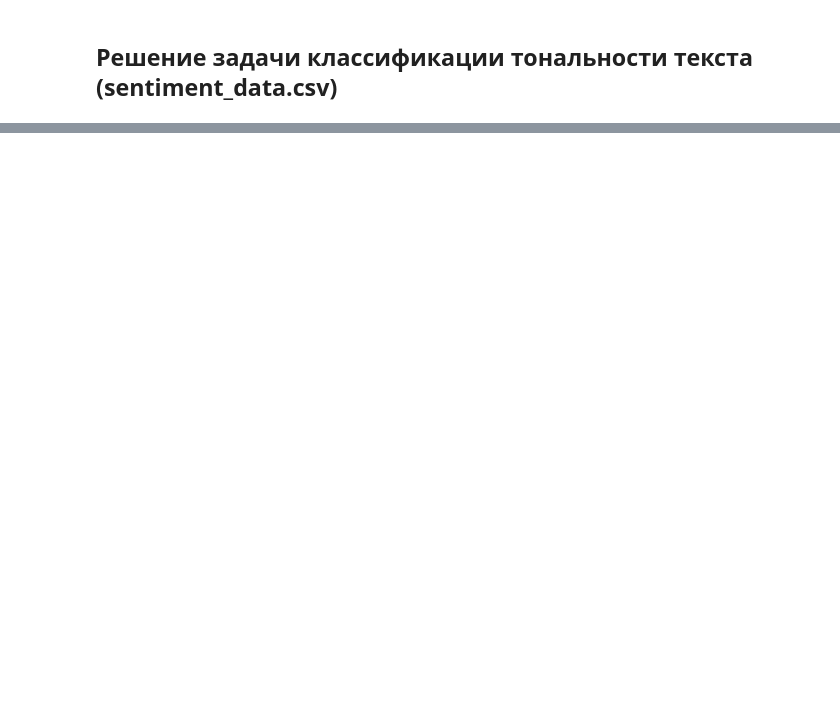
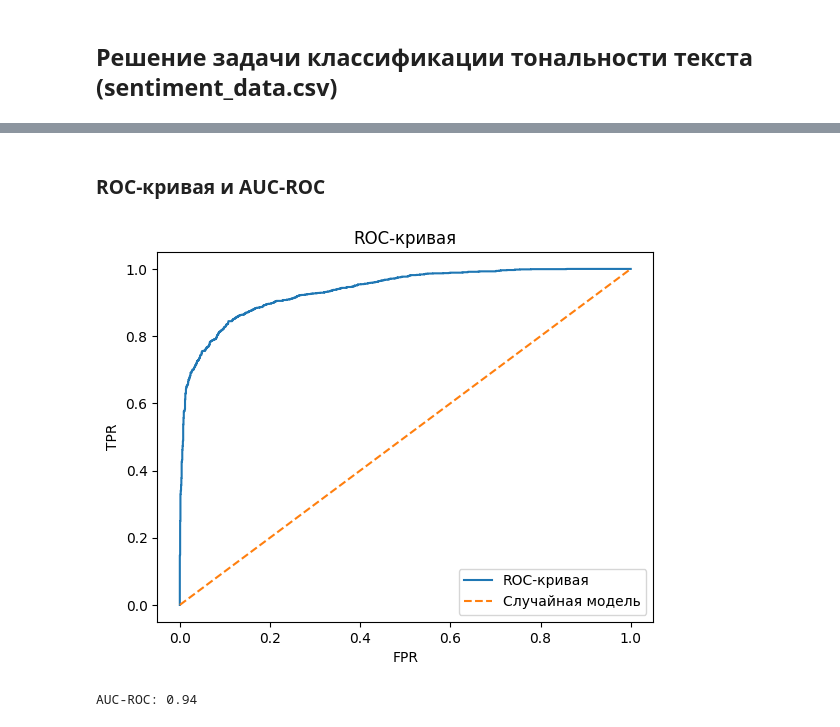
Before and after one commit to ALTaww/Machine_Learning, a Jupyter notebook: classification(2)/index2.ipynb, the cells around one changed output, grey strips where cells are left out. Cells and saved outputs as stored; diff of their text form; code cells hidden in the pictures; blank space fills up the shorter version.

```diff
--- a/classification(2)/index2.ipynb
+++ b/classification(2)/index2.ipynb
@@ -119,0 +111,2 @@ print("Топ отрицательных слов:", top_features.tail(10)['word
+# %%
+X_test_clean = Parallel(n_jobs=-1, backend="loky")(delayed(preprocess)(text) for text in X_test)
@@ -119,0 +117,9 @@ print("Топ отрицательных слов:", top_features.tail(10)['word
+# %%
+X_train_tfidf_clean = tfidf.fit_transform(X_train_clean)
+X_test_tfidf_clean = tfidf.transform(X_test_clean)
+
+model = MultinomialNB()
+model.fit(X_train_tfidf_clean, y_train)
+y_pred_clean = model.predict(X_test_tfidf_clean)
+
+print(classification_report(y_test, y_pred_clean))
@@ -119,0 +139,9 @@ print("Топ отрицательных слов:", top_features.tail(10)['word
+# %%
+from sklearn.linear_model import LogisticRegression
+from sklearn.preprocessing import StandardScaler
+
+model_lr = LogisticRegression(class_weight='balanced', max_iter=1000)
+model_lr.fit(X_train_tfidf_clean, y_train)
+y_pred_lr = model_lr.predict(X_test_tfidf_clean)
+
+print(classification_report(y_test, y_pred_lr))
@@ -119,0 +157,21 @@ print("Топ отрицательных слов:", top_features.tail(10)['word
+# %% [markdown]
+### ROC-кривая и AUC-ROC
+# %%
+from sklearn.metrics import roc_curve, roc_auc_score
+
+proba = model_lr.predict_proba(X_test_tfidf_clean)[:, 1]
+fpr, tpr, thresholds = roc_curve(y_test, proba)
+
+plt.figure()
+plt.plot(fpr, tpr, label='ROC-кривая')
+plt.plot([0, 1], [0, 1], linestyle='--', label='Случайная модель')
+plt.xlabel('FPR')
+plt.ylabel('TPR')
+plt.title('ROC-кривая')
+plt.legend()
+plt.show()
+
+print(f'AUC-ROC: {roc_auc_score(y_test, proba):.2f}')
+# %% [output]
+[figure, added]
+AUC-ROC: 0.94
```
Also changed, not shown: parts of 22 cells of this notebook, 1 other file.
